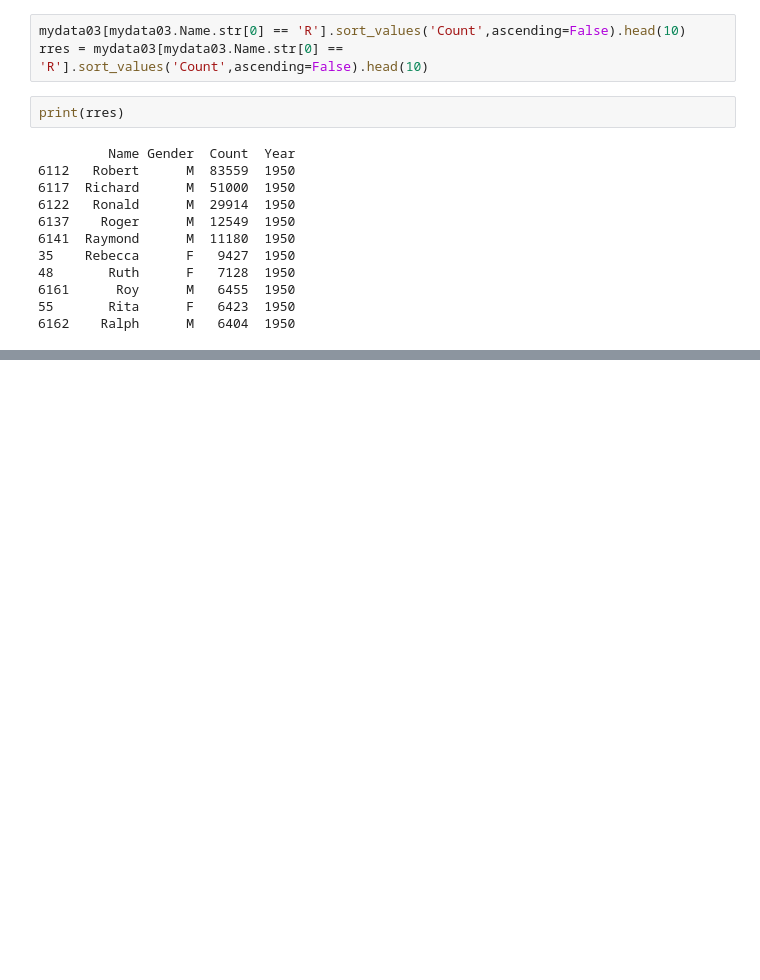
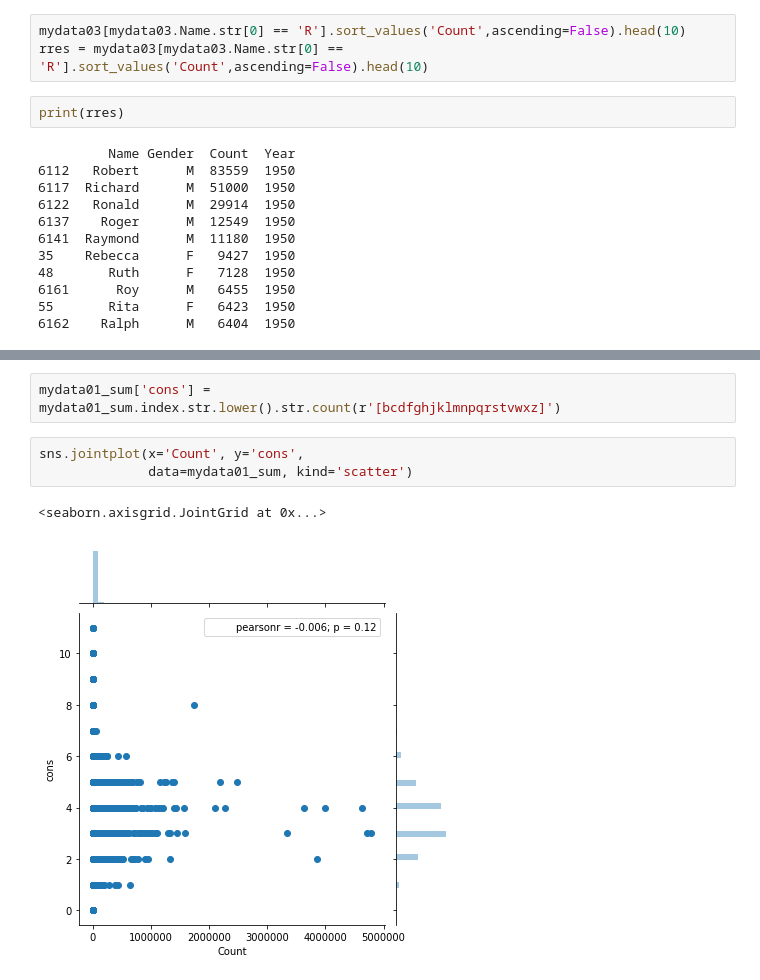
Before and after one commit to passatijy/2.6.Data_analysis.2, a Jupyter notebook: 2.6.Data_analysis.2.ipynb, the cells around one changed output, grey strips where cells are left out. Drawn from its saved outputs; the diff is of its cells as text; blank space fills up the shorter version.

```diff
--- a/2.6.Data_analysis.2.ipynb
+++ b/2.6.Data_analysis.2.ipynb
@@ -158,0 +199,8 @@ plt.legend(rres['Name'])
+# %%
+mydata01_sum['cons'] = mydata01_sum.index.str.lower().str.count(r'[bcdfghjklmnpqrstvwxz]')
+# %%
+sns.jointplot(x='Count', y='cons',
+              data=mydata01_sum, kind='scatter')
+# %% [output]
+<seaborn.axisgrid.JointGrid at 0x...>
+[figure, added]
```
Also changed, not shown: parts of 7 cells of this notebook.
